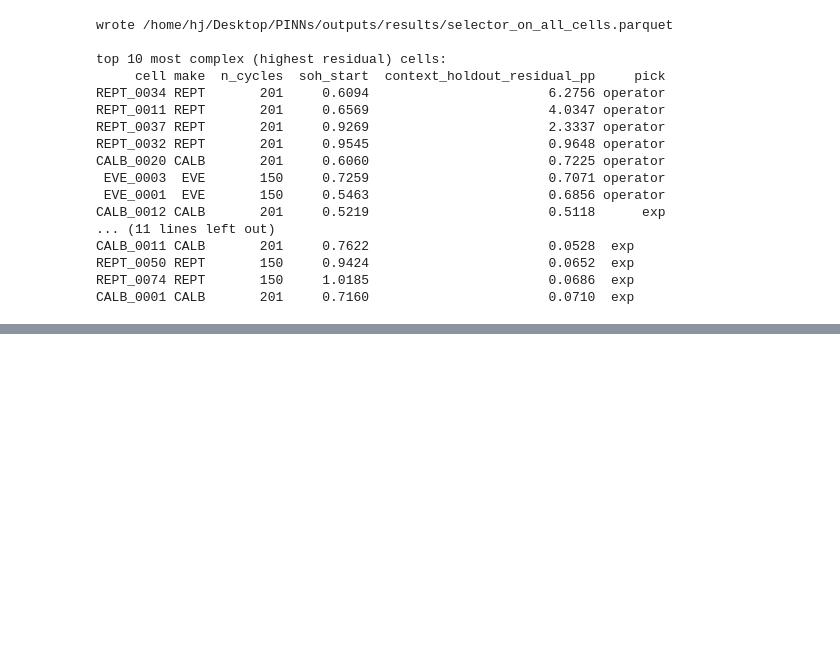
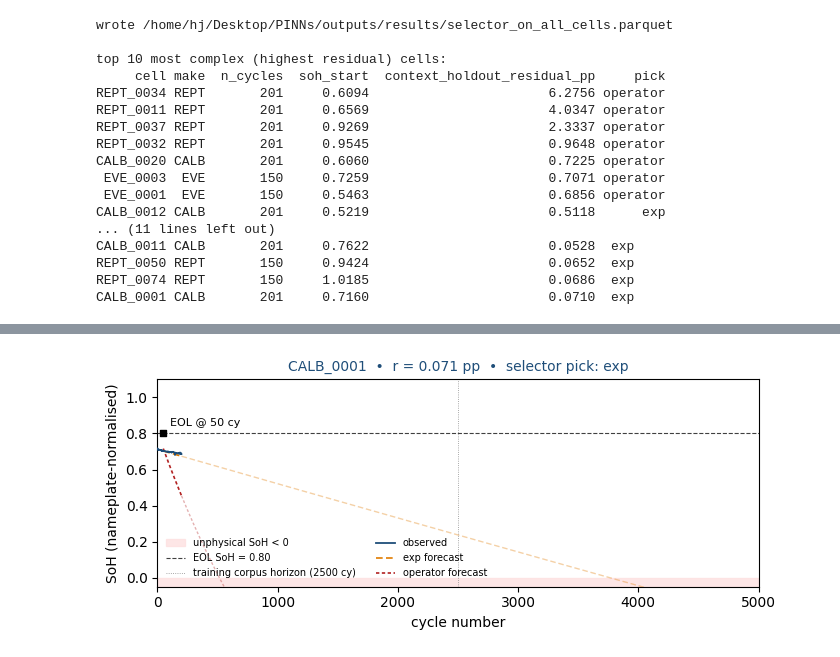
Before and after one commit to VKC-Turno/PyBaMM-Neural-ODE-RUL, a Jupyter notebook: Voltaris/V_8/01_2e_selector_on_all_cells.ipynb, the cells around one changed output, grey strips where cells are left out. Cells and saved outputs as stored; diff of their text form; code cells hidden in the pictures; blank space fills up the shorter version.

```diff
--- a/Voltaris/V_8/01_2e_selector_on_all_cells.ipynb
+++ b/Voltaris/V_8/01_2e_selector_on_all_cells.ipynb
@@ -273,0 +505,79 @@ CALB_0001 CALB       201     0.7160                       0.0710  exp
+# %%
+# One INDIVIDUAL figure per cell. All 59 forecasts render inline.
+# Each figure shows observed + operator + exp forecasts to 5000 cycles.
+# Y-axis clamped to [-0.05, 1.10] so unphysical operator extrapolations
+# (SoH < 0) are visible as red-shaded regions but do not distort scale.
+avail = long_df[long_df["operator_available"]].copy()
+avail = avail.sort_values(["make", "cell"]).reset_index(drop=True)
+SUPPLIER_C = {"CALB": "#1F4E79", "EVE": "#2E7D32", "REPT": "#B22222"}
+OP_COLOR, EXP_COLOR, OBS_COLOR = "#B22222", "#E07B00", "#1F4E79"
+UNPHYS = "#FDE0E0"
+
+per_cell_dir = PROJ / "outputs/results/per_cell_5000cy"
+per_cell_dir.mkdir(parents=True, exist_ok=True)
+
+def _plot_one_cell(row):
+    mk, cid = row["make"], row["cell_id"]
+    pred_n, pred_soh, _ = _long_forecast(cid, mk)
+    obs_n_c, obs_soh_c = _load_longterm_soh(cid, mk)
+    # Also compute exp forecast to 5000 cy
+    ctx = obs_soh_c[:K]
+    popt, _ = curve_fit(_exp, np.arange(K, dtype=float), ctx,
+                        p0=[ctx[0]-ctx[-1], 1e-3, ctx[-1]], maxfev=10000)
+    n_long = np.arange(K, LONG_HORIZON + 1, dtype=float)
+    exp_long = _exp(n_long - float(obs_n_c[0]), *popt)
+    # Selector pick from Section 2
+    sc_row = scored[scored["cell"] == row["cell"]]
+    pick = sc_row["pick"].iloc[0] if len(sc_row) else "n/a"
+    residual = sc_row["context_holdout_residual_pp"].iloc[0] if len(sc_row) else float("nan")
+    eol_cy = row["cycles_to_EOL_0p80"]
+
+    fig, ax = plt.subplots(figsize=(7.0, 3.0))
+    ax.axhspan(-0.05, 0.0, color=UNPHYS, alpha=0.8, zorder=0,
+               label="unphysical SoH < 0")
+    ax.axhline(0.80, color="0.25", lw=0.8, ls="--", zorder=1,
+               label="EOL SoH = 0.80")
+    ax.axvline(2500, color="0.55", lw=0.6, ls=":", zorder=1,
+               label="training corpus horizon (2500 cy)")
+    # Observed
+    ax.plot(obs_n_c, obs_soh_c, color=OBS_COLOR, lw=1.3,
+            label="observed", zorder=4)
+    # Exp long-horizon (faded beyond observed)
+    obs_max = float(obs_n_c[-1])
+    mask_exp = n_long <= obs_max
+    ax.plot(n_long[mask_exp], exp_long[mask_exp], color=EXP_COLOR,
+            lw=1.2, ls=(0, (4, 2)), zorder=3, label="exp forecast")
+    ax.plot(n_long[~mask_exp], exp_long[~mask_exp], color=EXP_COLOR,
+            lw=1.0, ls=(0, (4, 2)), alpha=0.35, zorder=3)
+    # Operator forecast
+    mask_op = pred_n <= obs_max
+    ax.plot(pred_n[mask_op], pred_soh[mask_op], color=OP_COLOR,
+            lw=1.2, ls=(0, (2, 1.5)), zorder=3, label="operator forecast")
+    ax.plot(pred_n[~mask_op], pred_soh[~mask_op], color=OP_COLOR,
+            lw=1.0, ls=(0, (2, 1.5)), alpha=0.35, zorder=3)
+    # Mark EOL crossing if within physical range
+    if eol_cy is not None and eol_cy <= LONG_HORIZON:
+        ax.scatter([eol_cy], [0.80], color="black", s=25, zorder=6,
+                   marker="s")
+        ax.text(eol_cy, 0.83, f"  EOL @ {int(eol_cy)} cy",
+                fontsize=8, va="bottom", ha="left")
+    ax.set_xlim(0, LONG_HORIZON)
+    ax.set_ylim(-0.05, 1.10)
+    ax.set_xlabel("cycle number")
+    ax.set_ylabel("SoH (nameplate-normalised)")
+    ax.set_title(f"{row['cell']}  •  r = {residual:.3f} pp  •  "
+                 f"selector pick: {pick}",
+                 fontsize=10, color=SUPPLIER_C[mk])
+    ax.legend(fontsize=7, loc="lower left", frameon=False, ncol=2)
+    fig.tight_layout()
+    out = per_cell_dir / f"{row['cell']}.pdf"
+    fig.savefig(out, dpi=180, bbox_inches="tight")
+    plt.show()
+    plt.close(fig)
+
+print(f"Rendering {len(avail)} individual per-cell figures...\n")
+for _, row in avail.iterrows():
+    _plot_one_cell(row)
+
+print(f"\nAll {len(avail)} per-cell figures written to {per_cell_dir}/")
+# %% [output]
@@ -273,0 +585 @@ CALB_0001 CALB       201     0.7160                       0.0710  exp
+[figure, added]
```
Also changed, not shown: parts of 11 cells of this notebook.
